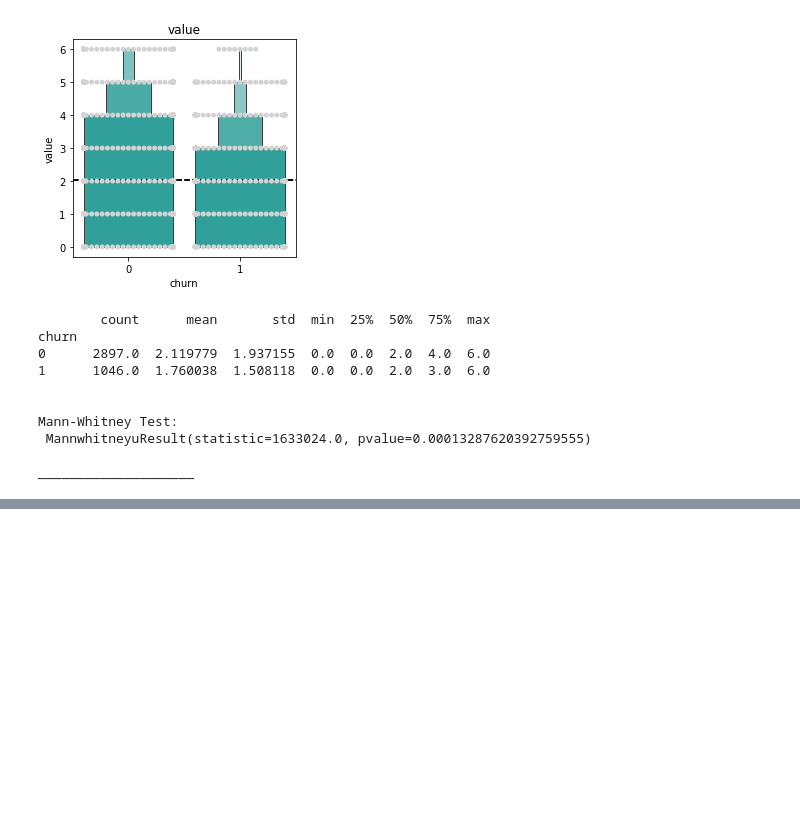
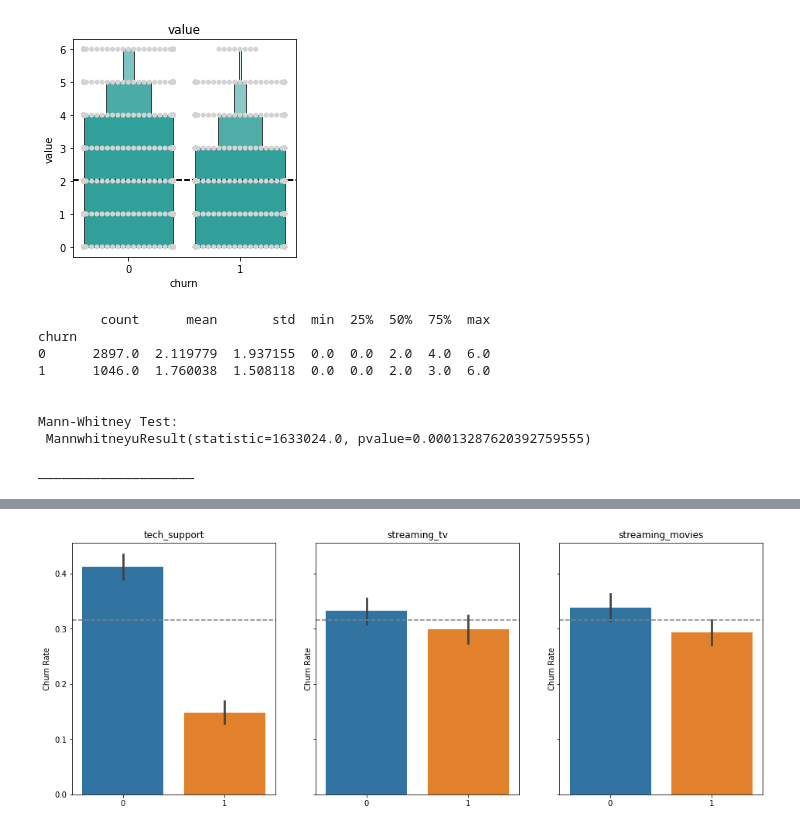
Before and after one commit to mdalton87/classification-exercises, a Jupyter notebook: classification_project/churn_exploratory_notebook.ipynb, the cells around one changed output, grey strips where cells are left out. Saved outputs shown, nothing was run; the diff lists cells and outputs as text; code cells hidden in the pictures; blank space fills up the shorter version.

```diff
--- a/classification_project/churn_exploratory_notebook.ipynb
+++ b/classification_project/churn_exploratory_notebook.ipynb
@@ -266,0 +347,12 @@ ____________________
+# %%
+features = ['tech_support', 'streaming_tv', 'streaming_movies']
+
+_, ax = plt.subplots(nrows=1, ncols=3, figsize=(16, 6), sharey=True)
+for i, feature in enumerate(features):
+    sns.barplot(feature, 'churn', data=train, ax=ax[i])
+    ax[i].set_xlabel('')
+    ax[i].set_ylabel('Churn Rate')
+    ax[i].set_title(feature)
+    ax[i].axhline(train.churn.mean(), ls='--', color='grey')
+# %% [output]
+[figure, added]
```
Also changed, not shown: parts of 24 cells of this notebook, 8 other files.
